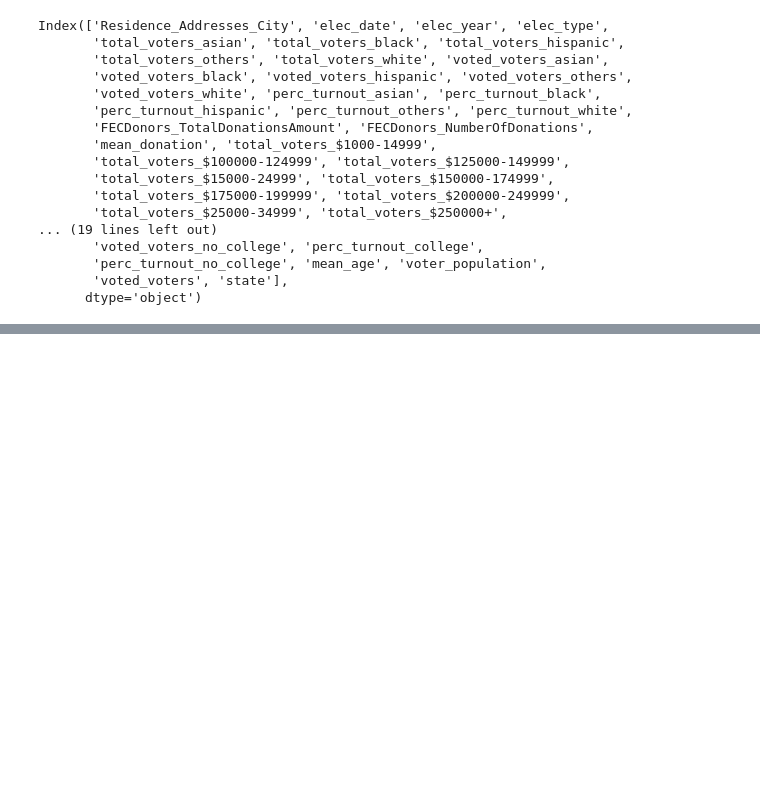
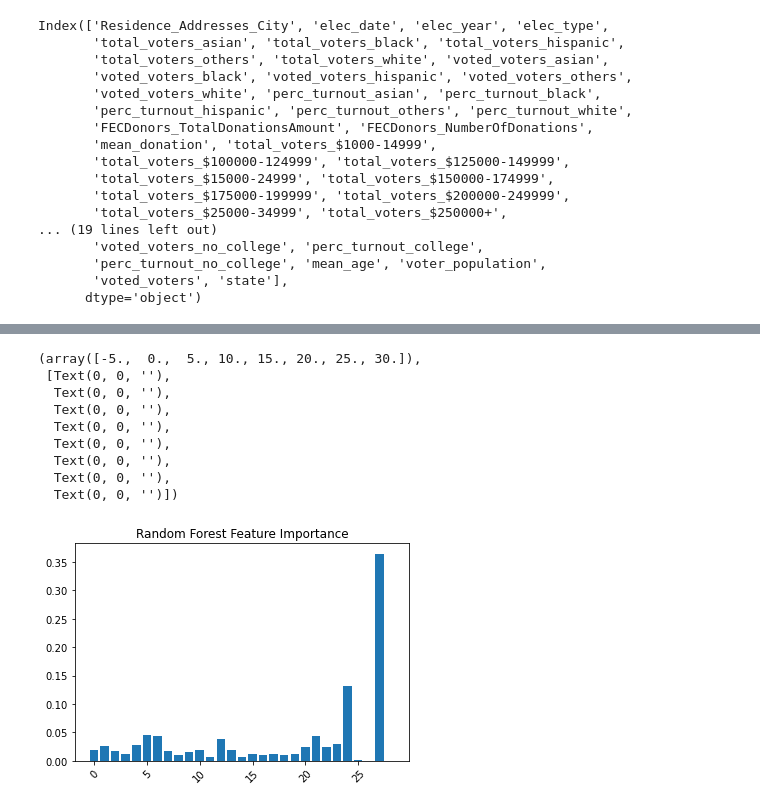
Before and after one commit to jnshzk/capstone, a Jupyter notebook: models.ipynb, the cells around one changed output, grey strips where cells are left out. Saved outputs shown, nothing was run; the diff lists cells and outputs as text; code cells hidden in the pictures; blank space fills up the shorter version.

Commit message:
model implementation WIP

```diff
--- a/models.ipynb
+++ b/models.ipynb
@@ -79,0 +126,4 @@ df.head()
+# %%
+#dropping rows with incomplete data
+df.dropna(inplace=True)
+df.describe()
@@ -79,0 +141,6 @@ df.head()
+# %%
+#one-hot encode categorical cols
+cat_cols = ['elec_type']
+
+df = pd.get_dummies(data=df, columns=cat_cols)
+df.head()
@@ -79,0 +161,8 @@ df.head()
+# %%
+#implement random forest
+target = df['turnout']
+data = df.drop(columns=['turnout'])
+
+rf = RandomForestRegressor()
+rf.fit(data, target)
+print('Train accuracy: ', rf.score(data, target))
@@ -79,0 +194,16 @@ df.head()
+# %%
+#plot feature importance
+plt.bar(np.arange(len(list(data.columns))), list(rf.feature_importances_))
+plt.title('Random Forest Feature Importance')
+plt.xticks(rotation=45)
+# %% [output]
+(array([-5.,  0.,  5., 10., 15., 20., 25., 30.]),
+ [Text(0, 0, ''),
+  Text(0, 0, ''),
+  Text(0, 0, ''),
+  Text(0, 0, ''),
+  Text(0, 0, ''),
+  Text(0, 0, ''),
+  Text(0, 0, ''),
+  Text(0, 0, '')])
+[figure, added]
```
Also changed, not shown: parts of 12 cells of this notebook.
